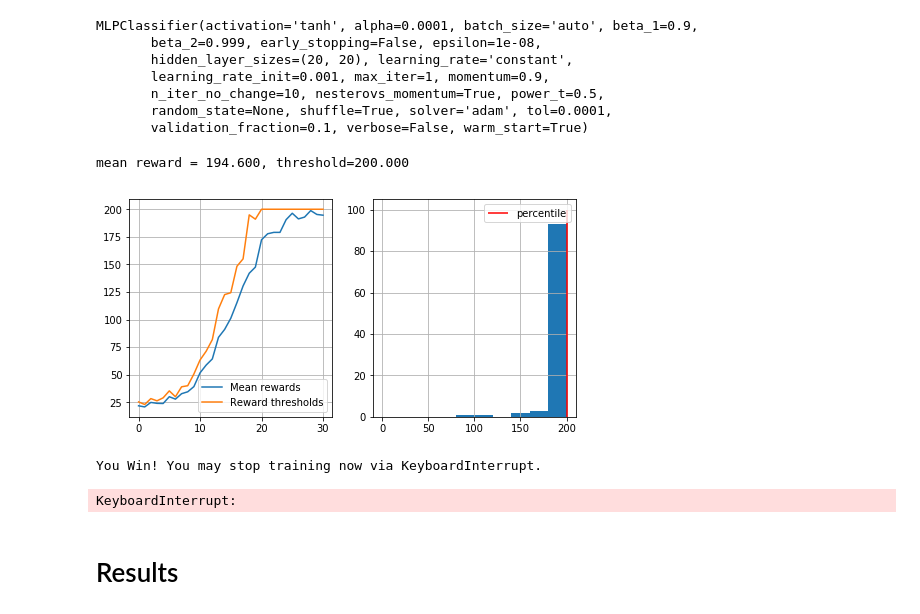
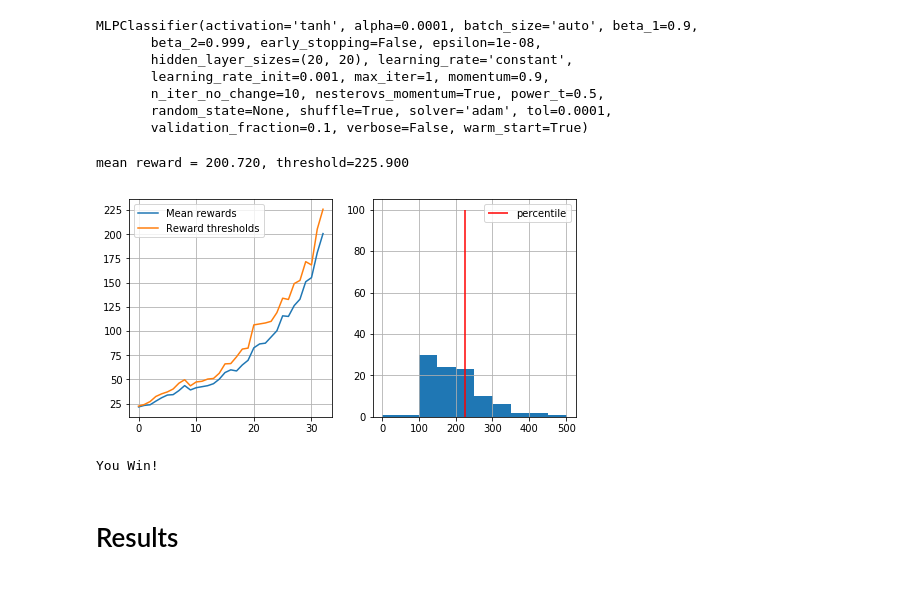
Before and after one commit to Kommiu/Practical_RL, a Jupyter notebook: week01_intro/crossentropy_method.ipynb, the cells around one changed output. Cells and saved outputs as stored; diff of their text form; code cells hidden in the pictures.

```diff
--- a/week01_intro/crossentropy_method.ipynb
+++ b/week01_intro/crossentropy_method.ipynb
@@ -56,7 +59,7 @@ assert np.allclose(np.sum(policy, axis=1), 1)
 Just like before, but we also record all states and actions we took.
 # %%
 def generate_session(policy, t_max=10**4):
-    """q
+    """
     Play game until end or for t_max ticks.
     :param policy: an array of shape [n_states,n_actions] with action probabilities
     :returns: list of states, list of actions and sum of rewards
@@ -110,7 +113,7 @@ def select_elites(states_batch, actions_batch, rewards_batch, percentile=50):
     Select states and actions from games that have rewards >= percentile
     :param states_batch: list of lists of states, states_batch[session_i][t]
     :param actions_batch: list of lists of actions, actions_batch[session_i][t]
-    :param rewards_batch: list of rewards, rewards_batch[session_i]
+    :param rewards_batch: list of rewards, rewards_batch[session_i][t]
 
     :returns: elite_states,elite_actions, both 1D lists of states and respective actions from elite sessions
 
@@ -269,3 +264,0 @@ Wall time: 3.48 s
-# %%
-%%time
-sessions = Parallel(n_jobs=2)(delayed(generate_session)(policy) for _ in range(n_sessions))
@@ -275,5 +264,0 @@ Wall time: 13.3 s
-# %%
-%%time
-sessions = []
-for _ in range(n_sessions):
-    sessions.append(generate_session(policy))
@@ -368,25 +350,26 @@ def generate_session(t_max=1000):
 # %%
 n_sessions = 100
 percentile = 70
 log = []
 
 for i in range(100):
     # generate new sessions
-    sessions = [generate_session_pole() for _ in range(n_sessions)]
+    sessions = [ generate_session() for _ in range(n_sessions)]
 
     states_batch, actions_batch, rewards_batch = map(np.array, zip(*sessions))
 
-    elite_states, elite_actions = select_elites(states_batch, actions_batch,rewards_batch,percentile)
+    elite_states, elite_actions = select_elites(states_batch, actions_batch, rewards_batch, percentile)
 
-    agent.fit(elite_states,elite_actions)
+    agent.fit(elite_states, elite_actions)
+
     show_progress(rewards_batch, log, reward_range=[0, np.max(rewards_batch)])
 
     if np.mean(rewards_batch) > 190:
-        print("You Win! You may stop training now via KeyboardInterrupt.")
+        print("You Win!")
+        break
 # %% [output]
-mean reward = 194.600, threshold=200.000
+mean reward = 200.720, threshold=225.900
-[figure, old version]
+[figure, new version]
-You Win! You may stop training now via KeyboardInterrupt.
+You Win!
-KeyboardInterrupt:
 # %% [markdown]
 # Results
```
Also changed, not shown: parts of 32 cells of this notebook, 4 other files.
